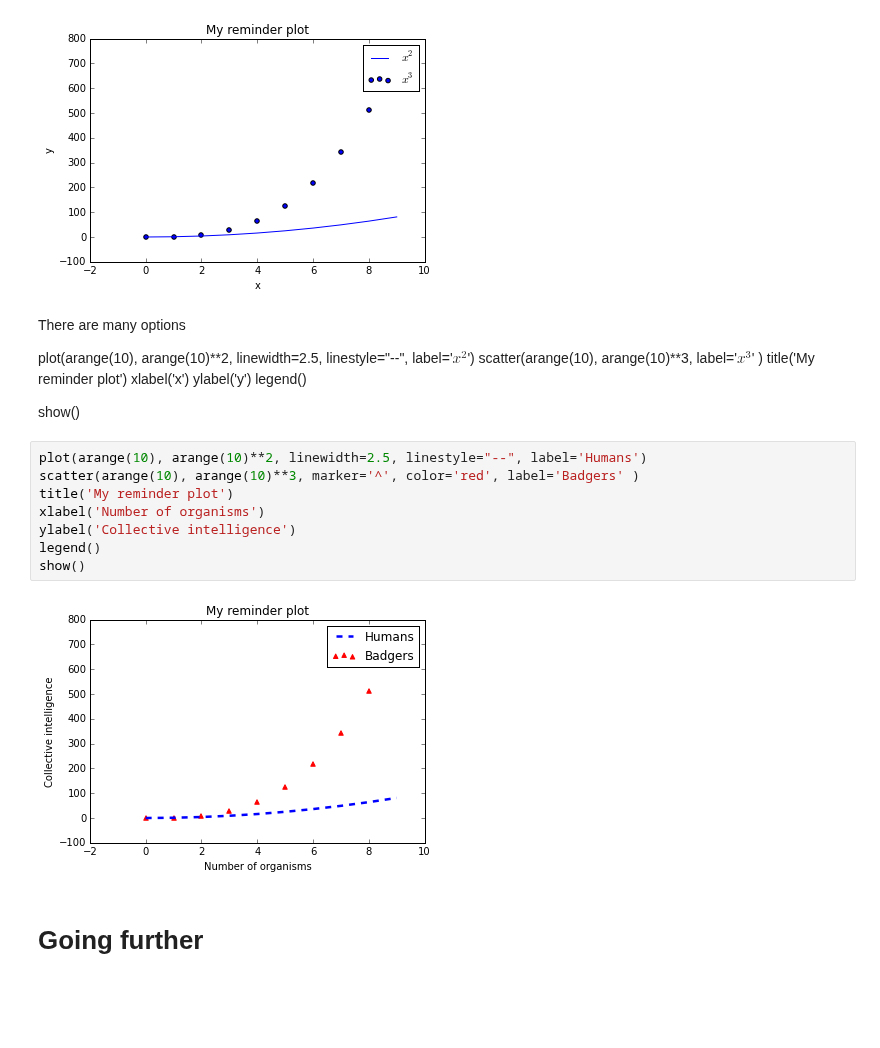
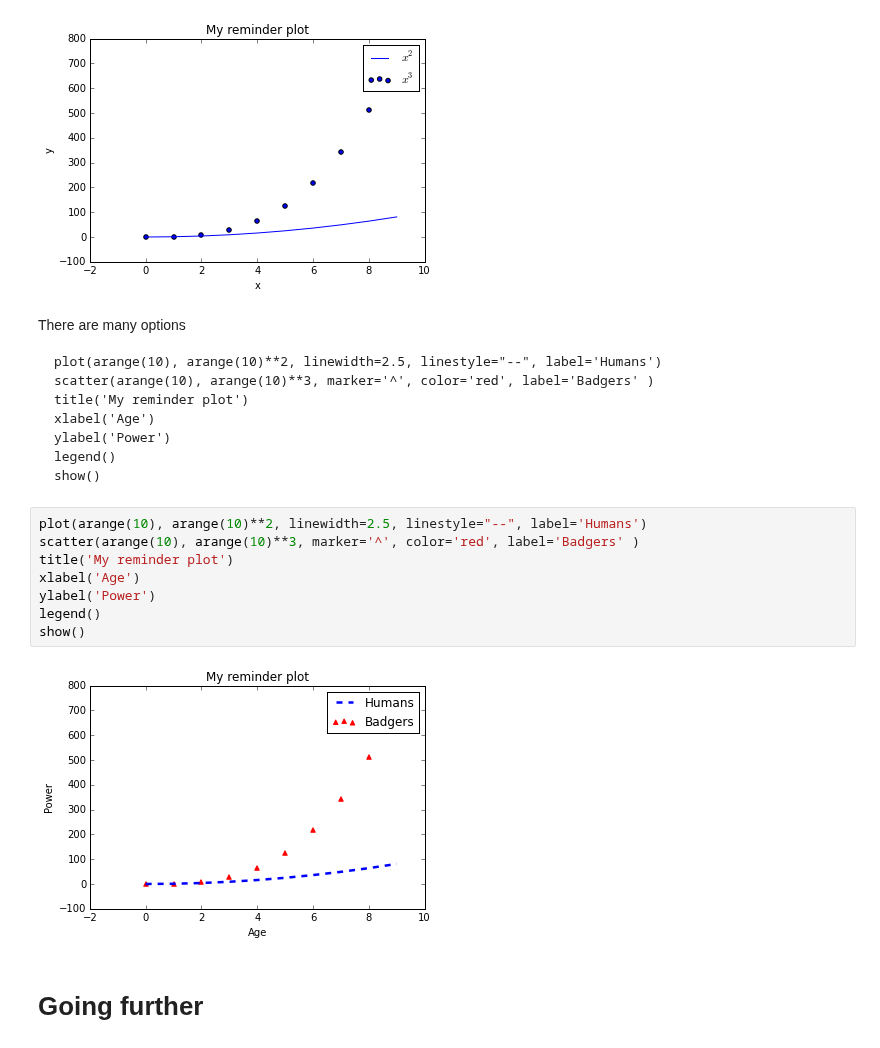
Before and after one commit to Clyde-fare/Imperial_Chem_Python, a Jupyter notebook: C_Y1/workshop2/Workshop 2.ipynb, the cells around one changed output. Cells and saved outputs as stored; diff of their text form; blank space fills up the shorter version.

```diff
--- a/C_Y1/workshop2/Workshop 2.ipynb
+++ b/C_Y1/workshop2/Workshop 2.ipynb
@@ -167,25 +169,23 @@ show()
 # %% [markdown]
 There are many options
 
-plot(arange(10), arange(10)**2, linewidth=2.5, linestyle="--", label='$x^2$')
-scatter(arange(10), arange(10)**3, label='$x^3$' )
-title('My reminder plot')
-xlabel('x')
-ylabel('y')
-legend()
-
-
-show()
+    plot(arange(10), arange(10)**2, linewidth=2.5, linestyle="--", label='Humans')
+    scatter(arange(10), arange(10)**3, marker='^', color='red', label='Badgers' )
+    title('My reminder plot')
+    xlabel('Age')
+    ylabel('Power')
+    legend()
+    show()
 # %%
 plot(arange(10), arange(10)**2, linewidth=2.5, linestyle="--", label='Humans')
 scatter(arange(10), arange(10)**3, marker='^', color='red', label='Badgers' )
 title('My reminder plot')
-xlabel('Number of organisms')
-ylabel('Collective intelligence')
+xlabel('Age')
+ylabel('Power')
 legend()
 show()
 # %% [output]
-[figure, old version]
+[figure, new version]
 # %% [markdown]
 # Going further
 # %% [markdown]
```
Also changed, not shown: parts of 61 cells of this notebook, 5 other files.
